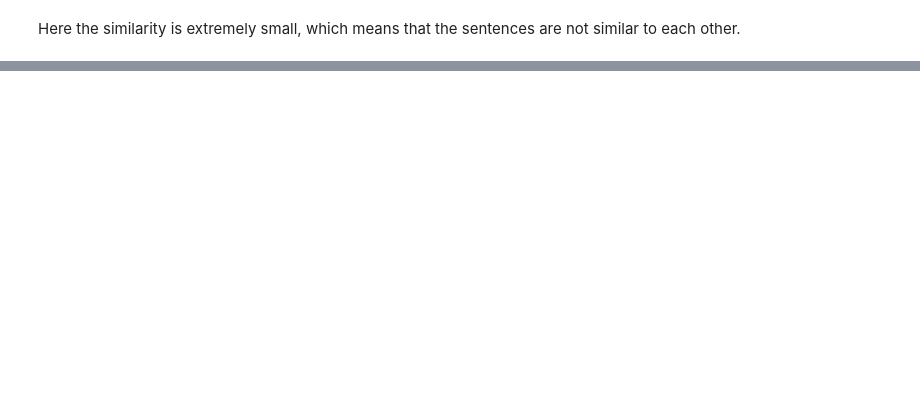
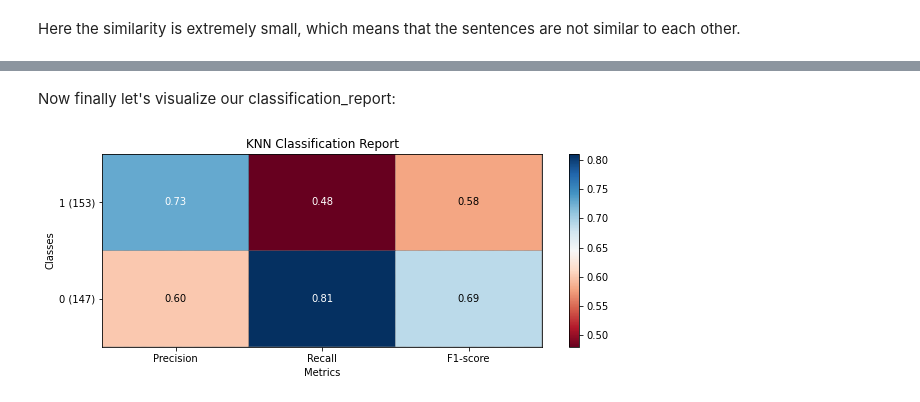
Before and after one commit to jackshendrikov/sensus, a Jupyter notebook: Sentiment Analysis with LSTMs.ipynb, the cells around one changed output, grey strips where cells are left out. Saved outputs shown, nothing was run; the diff lists cells and outputs as text; code cells hidden in the pictures; blank space fills up the shorter version.

Commit message:
Added a KNN model and visualization of its results

```diff
--- a/Sentiment Analysis with LSTMs.ipynb
+++ b/Sentiment Analysis with LSTMs.ipynb
@@ -111,4 +120,7 @@ def sent_embed(words, docs):
     return x_sent_embed, y_sent_embed
 # %%
 x, y = sent_embed(words, docs)
+
+for i in x:
+    print(len(i))
 # %% [output]
@@ -215,0 +248,8 @@ Here the similarity is extremely small, which means that the sentences are not s
+# %%
+from sklearn.model_selection import train_test_split
+
+# train test
+x_train, x_test, y_train, y_test = train_test_split(x, y, test_size=0.15, random_state=0)
+
+# train dev
+x_train, x_val, y_train, y_val = train_test_split(x_train, y_train, test_size=0.15, random_state=0)
@@ -215,0 +380,11 @@ Here the similarity is extremely small, which means that the sentences are not s
+# %%
+from sklearn.neighbors import KNeighborsClassifier
+
+error = []
+
+# Calculating error for neighbor values between 1 and 25
+for i in range(1, 25):
+    knn = KNeighborsClassifier(n_neighbors=i)
+    knn.fit(x_train, y_train)
+    pred_i = knn.predict(x_test)
+    error.append(np.mean(pred_i != y_test))
@@ -215,0 +404,13 @@ Here the similarity is extremely small, which means that the sentences are not s
+# %%
+# create KNN Classifier
+knn = KNeighborsClassifier(n_neighbors=5, weights='distance')
+
+# train the classifier using the training sets
+knn.fit(x_train, y_train)
+
+# predict the response for test dataset
+y_pred = knn.predict(x_test)
+
+print("Nearest Neighbors Result (k=5):\n" + '-' * 35)
+print("Accuracy with k=5:", str(int(knn.score(x_test, y_test) * 100)) + '%')
+print("Accuracy (x_train, y_train):", str(int(knn.score(x_train, y_train)* 100)) + '%')
@@ -215,0 +439,6 @@ Here the similarity is extremely small, which means that the sentences are not s
+# %% [markdown]
+Now finally let's visualize our classification_report:
+# %%
+plot_classification_report(classification_report(y_test, knn.predict(x_test)), title='KNN Classification Report')
+# %% [output]
+[figure, added]
```
Also changed, not shown: parts of 32 cells of this notebook, 2 other files.
